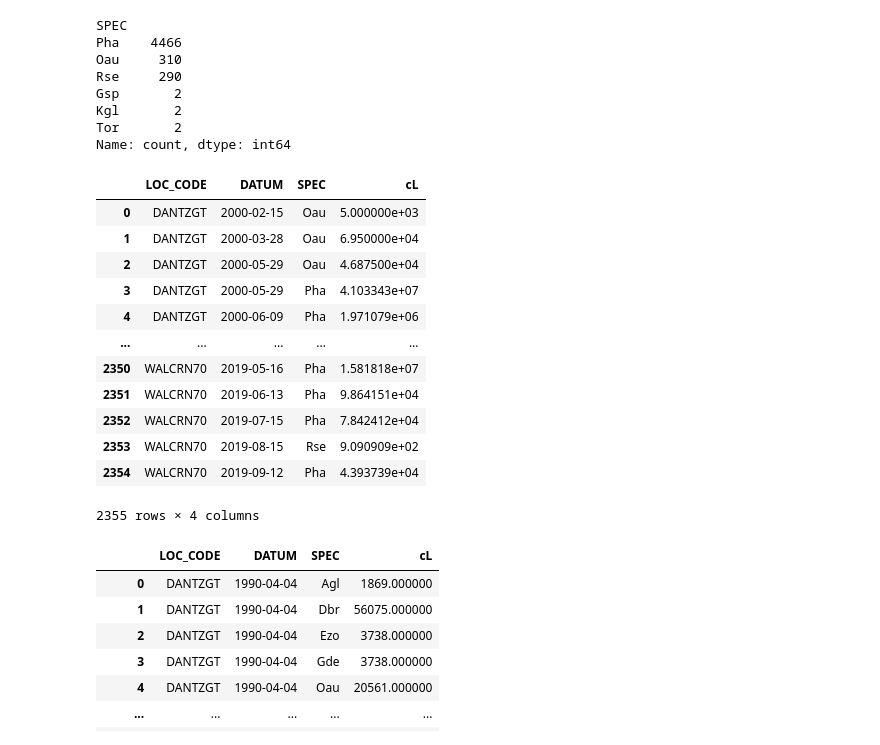
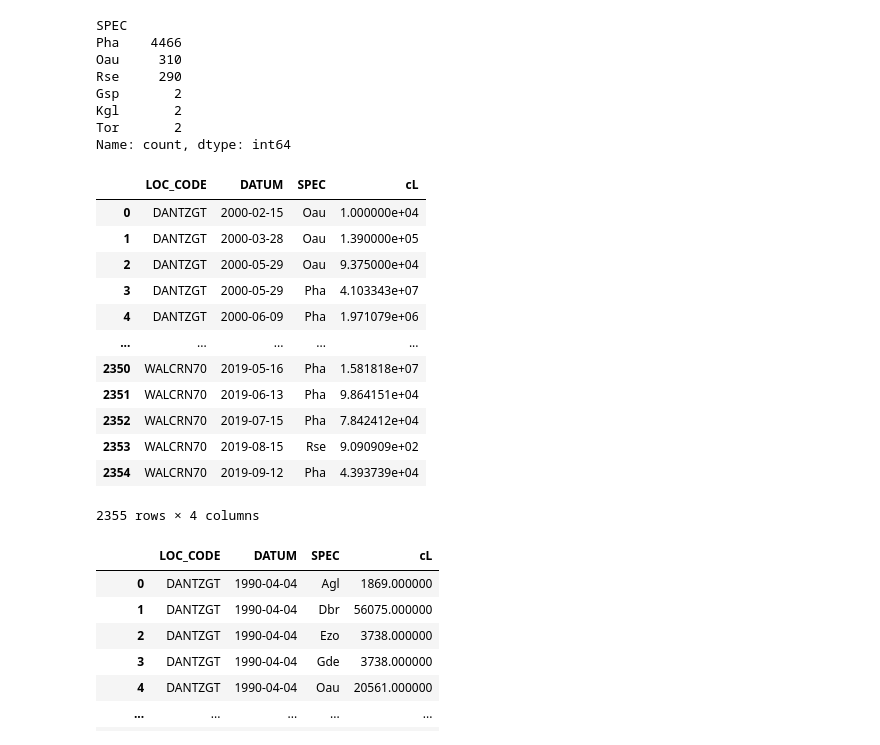
Before and after one commit to JinseiSteven/Phytoplankton-Prediction-Project, a Jupyter notebook: scripts/data_analysis/data_analysis.ipynb, the cells around one changed output. Saved outputs shown, nothing was run; the diff lists cells and outputs as text; code cells hidden in the pictures.

```diff
--- a/scripts/data_analysis/data_analysis.ipynb
+++ b/scripts/data_analysis/data_analysis.ipynb
@@ -434,19 +450,19 @@ Tor       2
 Name: count, dtype: int64
 # %%
 def spec_aggregate(group):
-    if any(spec in group["SPEC"].values for spec in ["Agl", "Cha", "Pha", "Gde"]):
+    if any(spec in group["SPEC"].values for spec in ["Agl", "Cha", "Oau", "Pha", "Gde"]):
         return group['cL'].sum()
     else:
         return group['cL'].mean()
 
 phyto_aggregated = phyto_duplicates.groupby(["LOC_CODE", "DATUM", "SPEC"]).apply(spec_aggregate).reset_index(name='cL')
 
 display(phyto_aggregated)
 # %% [output]
 |  | LOC_CODE | DATUM | SPEC | cL |
-| 0 | DANTZGT | 2000-02-15 | Oau | 5.000000e+03 |
-| 1 | DANTZGT | 2000-03-28 | Oau | 6.950000e+04 |
-| 2 | DANTZGT | 2000-05-29 | Oau | 4.687500e+04 |
+| 0 | DANTZGT | 2000-02-15 | Oau | 1.000000e+04 |
+| 1 | DANTZGT | 2000-03-28 | Oau | 1.390000e+05 |
+| 2 | DANTZGT | 2000-05-29 | Oau | 9.375000e+04 |
 | 3 | DANTZGT | 2000-05-29 | Pha | 4.103343e+07 |
 | 4 | DANTZGT | 2000-06-09 | Pha | 1.971079e+06 |
 | ... | ... | ... | ... | ... |
```
Also changed, not shown: parts of 5 cells of this notebook.
